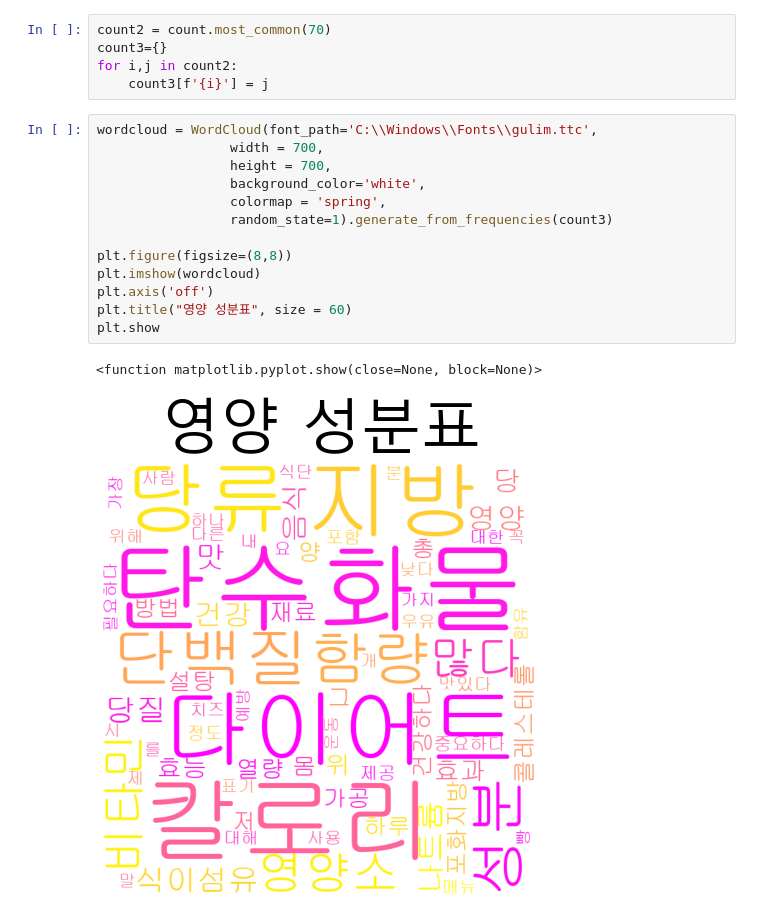
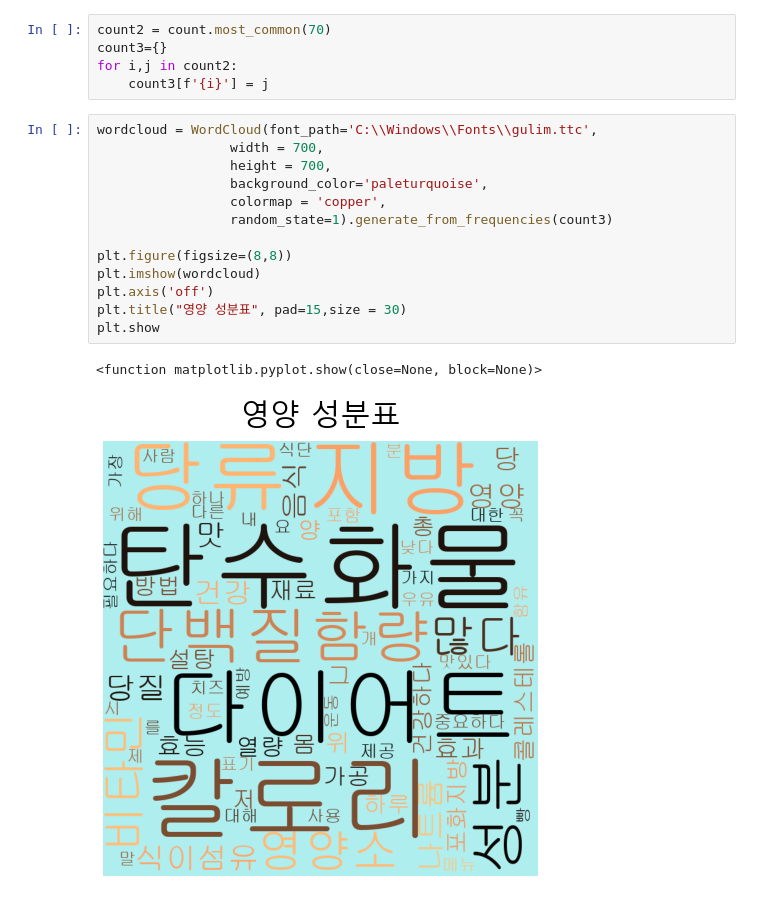
Before and after one commit to gitea0101/jupyter_note, a Jupyter notebook: mini/블로그.ipynb, the cells around one changed output. Drawn from its saved outputs; the diff is of its cells as text.

```diff
--- a/mini/블로그.ipynb
+++ b/mini/블로그.ipynb
@@ -65,16 +65,16 @@ for i,j in count2:
 # %%
 wordcloud = WordCloud(font_path='C:\\Windows\\Fonts\\gulim.ttc',
                  width = 700,
                  height = 700,
-                 background_color='white',
-                 colormap = 'spring',
+                 background_color='paleturquoise',
+                 colormap = 'copper',
                  random_state=1).generate_from_frequencies(count3)
 
 plt.figure(figsize=(8,8))
 plt.imshow(wordcloud)
 plt.axis('off')
-plt.title("영양 성분표", size = 60)
+plt.title("영양 성분표", pad=15,size = 30)
 plt.show
 # %% [output]
 <function matplotlib.pyplot.show(close=None, block=None)>
-[figure, old version]
+[figure, new version]
```
Also changed, not shown: 4 other files.
